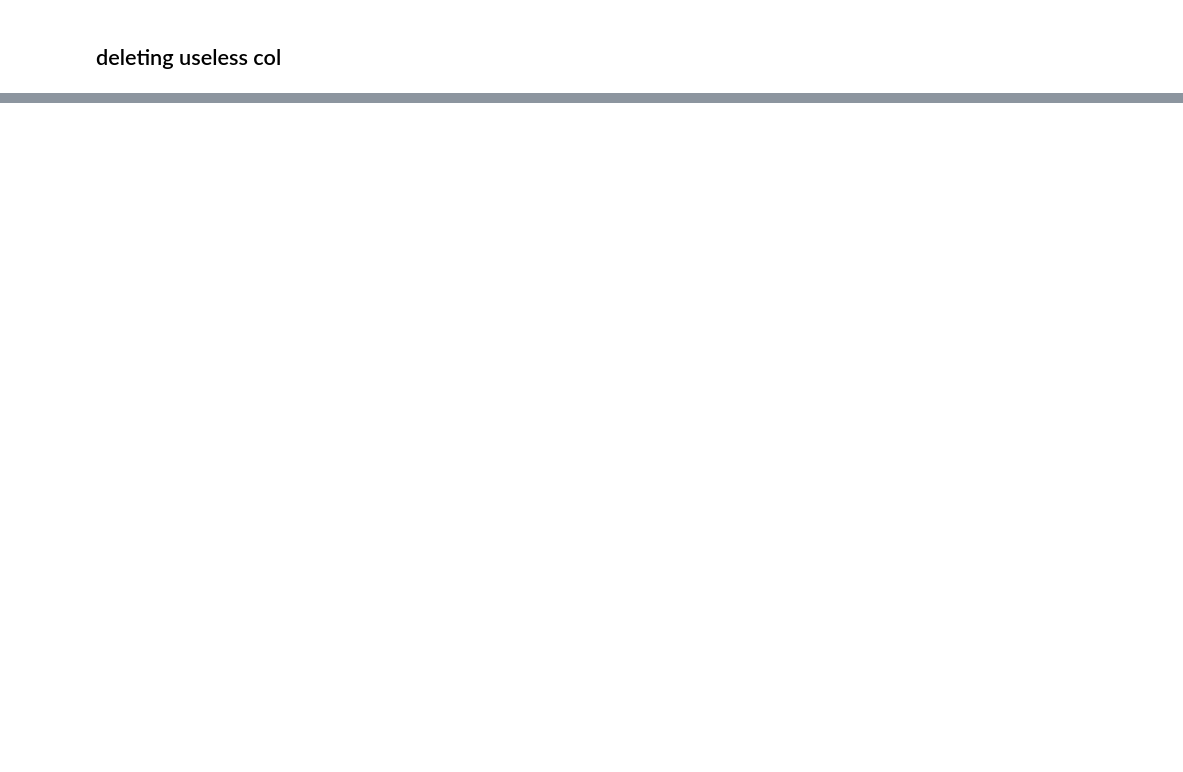
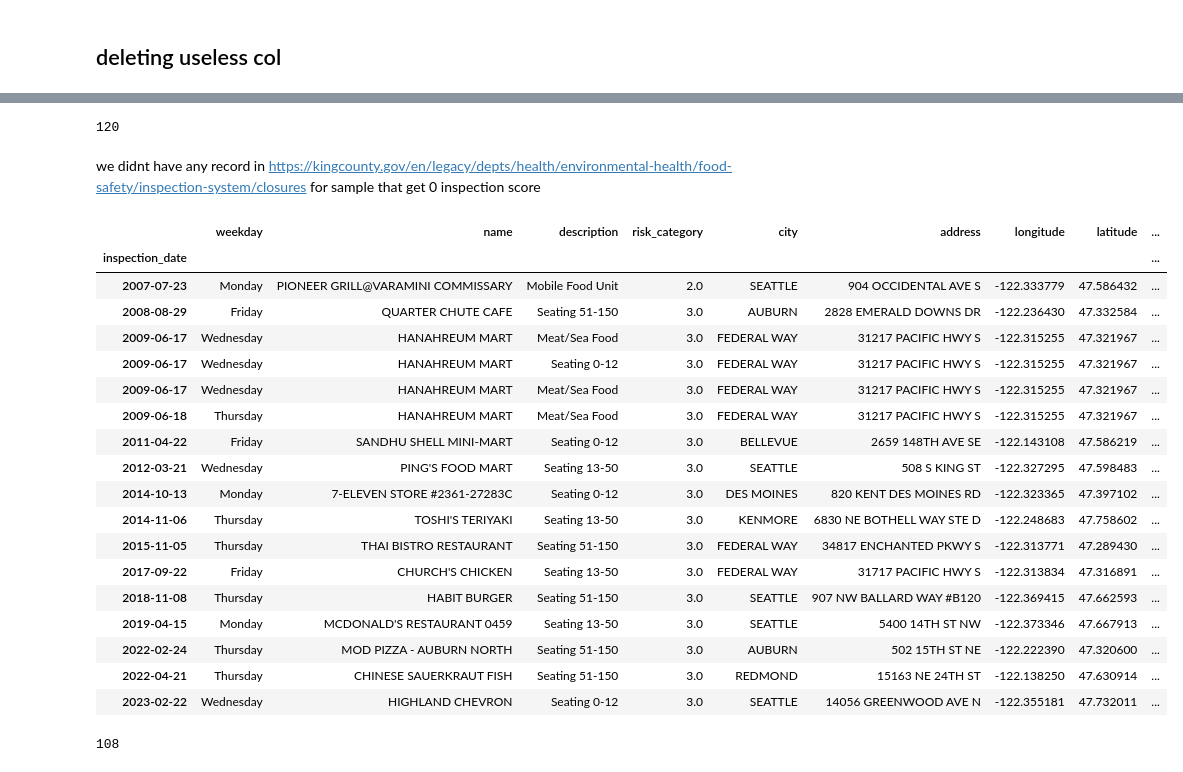
Before and after one commit to alirahmani93/ml_basic_p1, a Jupyter notebook: eddy.ipynb, the cells around one changed output, grey strips where cells are left out. Saved outputs shown, nothing was run; the diff lists cells and outputs as text; code cells hidden in the pictures; blank space fills up the shorter version.

```diff
--- a/eddy.ipynb
+++ b/eddy.ipynb
@@ -405,0 +112,20 @@ relation[['name','inspection_date','violation_points','inspection_score','grade'
+# %%
+new_df = df[['weekday',
+          'name',
+          'description',
+          'risk_category',
+          'city',
+          'address',
+          'longitude',
+          'latitude',
+          'inspection_type',
+          'inspection_score',
+          'violation_points',
+          'grade',
+          'inspection_result',
+          'inspection_closed_business',
+          'violation_type',
+          'violation_description_code',
+          'violation_description_type']]
+# %%
+new_df.set_index(df['inspection_date'],inplace=True)
@@ -405,0 +156,2 @@ relation[['name','inspection_date','violation_points','inspection_score','grade'
+# %%
+list_of_closed_business = new_df[(new_df['inspection_closed_business'] == True)]['name'].unique()
@@ -405,0 +179,34 @@ relation[['name','inspection_date','violation_points','inspection_score','grade'
+# %%
+len(list_of_closed_business)
+# %% [output]
+120
+# %%
+df_closed_business_by_name = new_df[new_df['name'].apply(lambda x : x in list_of_closed_business)]
+# %% [markdown]
+we didnt have any record in https://kingcounty.gov/en/legacy/depts/health/environmental-health/food-safety/inspection-system/closures for sample that get 0 inspection score
+# %%
+df_closed_business_by_name[(df_closed_business_by_name['inspection_closed_business'] == True) & (df_closed_business_by_name['inspection_score'] == 0)].sort_index()
+# %% [output]
+|  | weekday | name | description | risk_category | city | address | longitude | latitude | ... |
+| inspection_date |  |  |  |  |  |  |  |  | ... |
+| 2007-07-23 | Monday | PIONEER GRILL@VARAMINI COMMISSARY | Mobile Food Unit | 2.0 | SEATTLE | 904 OCCIDENTAL AVE S | -122.333779 | 47.586432 | ... |
+| 2008-08-29 | Friday | QUARTER CHUTE CAFE | Seating 51-150 | 3.0 | AUBURN | 2828 EMERALD DOWNS DR | -122.236430 | 47.332584 | ... |
+| 2009-06-17 | Wednesday | HANAHREUM MART | Meat/Sea Food | 3.0 | FEDERAL WAY | 31217 PACIFIC HWY S | -122.315255 | 47.321967 | ... |
+| 2009-06-17 | Wednesday | HANAHREUM MART | Seating 0-12 | 3.0 | FEDERAL WAY | 31217 PACIFIC HWY S | -122.315255 | 47.321967 | ... |
+| 2009-06-17 | Wednesday | HANAHREUM MART | Meat/Sea Food | 3.0 | FEDERAL WAY | 31217 PACIFIC HWY S | -122.315255 | 47.321967 | ... |
+| 2009-06-18 | Thursday | HANAHREUM MART | Meat/Sea Food | 3.0 | FEDERAL WAY | 31217 PACIFIC HWY S | -122.315255 | 47.321967 | ... |
+| 2011-04-22 | Friday | SANDHU SHELL MINI-MART | Seating 0-12 | 3.0 | BELLEVUE | 2659 148TH AVE SE | -122.143108 | 47.586219 | ... |
+| 2012-03-21 | Wednesday | PING'S FOOD MART | Seating 13-50 | 3.0 | SEATTLE | 508 S KING ST | -122.327295 | 47.598483 | ... |
+| 2014-10-13 | Monday | 7-ELEVEN STORE #2361-27283C | Seating 0-12 | 3.0 | DES MOINES | 820 KENT DES MOINES RD | -122.323365 | 47.397102 | ... |
+| 2014-11-06 | Thursday | TOSHI'S TERIYAKI | Seating 13-50 | 3.0 | KENMORE | 6830 NE BOTHELL WAY STE D | -122.248683 | 47.758602 | ... |
+| 2015-11-05 | Thursday | THAI BISTRO RESTAURANT | Seating 51-150 | 3.0 | FEDERAL WAY | 34817 ENCHANTED PKWY S | -122.313771 | 47.289430 | ... |
+| 2017-09-22 | Friday | CHURCH'S CHICKEN | Seating 13-50 | 3.0 | FEDERAL WAY | 31717 PACIFIC HWY S | -122.313834 | 47.316891 | ... |
+| 2018-11-08 | Thursday | HABIT BURGER | Seating 51-150 | 3.0 | SEATTLE | 907 NW BALLARD WAY #B120 | -122.369415 | 47.662593 | ... |
+| 2019-04-15 | Monday | MCDONALD'S RESTAURANT 0459 | Seating 13-50 | 3.0 | SEATTLE | 5400 14TH ST NW | -122.373346 | 47.667913 | ... |
+| 2022-02-24 | Thursday | MOD PIZZA - AUBURN NORTH | Seating 51-150 | 3.0 | AUBURN | 502 15TH ST NE | -122.222390 | 47.320600 | ... |
+| 2022-04-21 | Thursday | CHINESE SAUERKRAUT FISH | Seating 51-150 | 3.0 | REDMOND | 15163 NE 24TH ST | -122.138250 | 47.630914 | ... |
+| 2023-02-22 | Wednesday | HIGHLAND CHEVRON | Seating 0-12 | 3.0 | SEATTLE | 14056 GREENWOOD AVE N | -122.355181 | 47.732011 | ... |
+# %%
+df_closed_business_by_name[(df_closed_business_by_name['inspection_closed_business'] == True) & (df_closed_business_by_name['inspection_score'] > 0)].sort_index().name.unique()
+# %% [output]
+108
```
Also changed, not shown: parts of 45 cells of this notebook.
